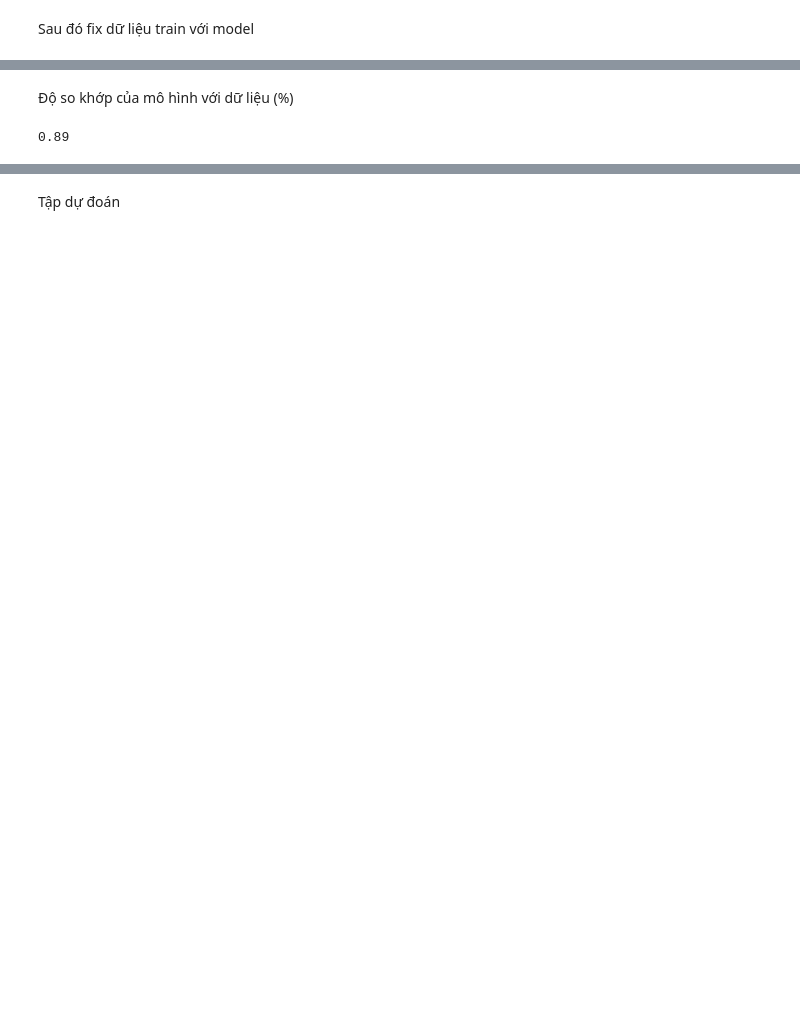
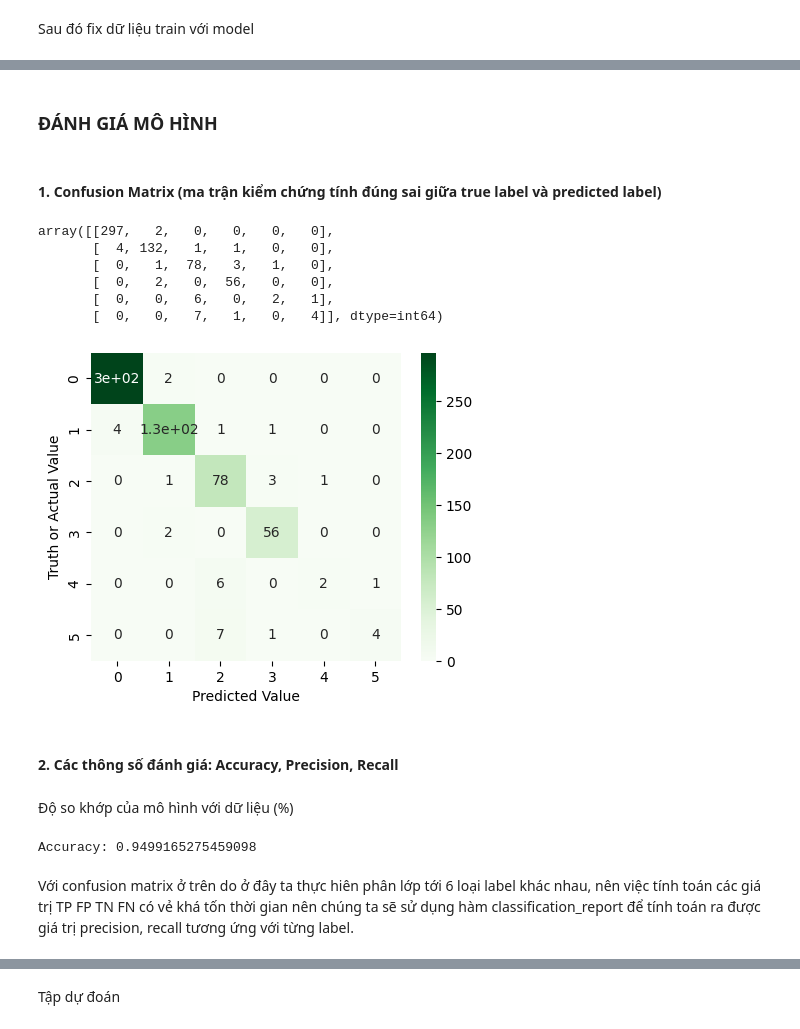
Before and after one commit to yakhimm/NMKHDL_20, a Jupyter notebook: models.ipynb, the cells around one changed output, grey strips where cells are left out. Cells and saved outputs as stored; diff of their text form; code cells hidden in the pictures; blank space fills up the shorter version.

```diff
--- a/models.ipynb
+++ b/models.ipynb
@@ -170,0 +128,3 @@ LogisticRegression(max_iter=120)
+# %%
+y_pred = clf.predict(X_test)
+y_pred
@@ -171,6 +149,32 @@ LogisticRegression(max_iter=120)
+# %% [markdown]
+### **ĐÁNH GIÁ MÔ HÌNH**
+# %% [markdown]
+#### 1. **Confusion Matrix** (ma trận kiểm chứng tính đúng sai giữa true label và predicted label)
+# %%
+test = confusion_matrix(y_test, y_pred)
+test
+# %% [output]
+array([[297,   2,   0,   0,   0,   0],
+       [  4, 132,   1,   1,   0,   0],
+       [  0,   1,  78,   3,   1,   0],
+       [  0,   2,   0,  56,   0,   0],
+       [  0,   0,   6,   0,   2,   1],
+       [  0,   0,   7,   1,   0,   4]], dtype=int64)
+# %%
+plt.figure(figsize = (5,4))
+sns.heatmap(test, annot = True, cmap = 'Greens')
+plt.xlabel('Predicted Value')
+plt.ylabel('Truth or Actual Value')
+plt.show()
+# %% [output]
+[figure, added]
+# %% [markdown]
+#### 2. Các thông số đánh giá: Accuracy, Precision, Recall
 # %% [markdown]
  Độ so khớp của mô hình với dữ liệu (%)
-# %%
-mymodel.score(X_test, y_test)
-# %% [output]
-0.89
+# %%
+print("Accuracy:", metrics.accuracy_score(y_test, y_pred))
+# %% [output]
+Accuracy: 0.9499165275459098
+# %% [markdown]
+Với confusion matrix ở trên do ở đây ta thực hiên phân lớp tới 6 loại label khác nhau, nên việc tính toán các giá trị TP FP TN FN có vẻ khá tốn thời gian nên chúng ta sẽ sử dụng hàm classification_report để tính toán ra được giá trị precision, recall tương ứng với từng label.
```
Also changed, not shown: parts of 43 cells of this notebook, 10 other files.
